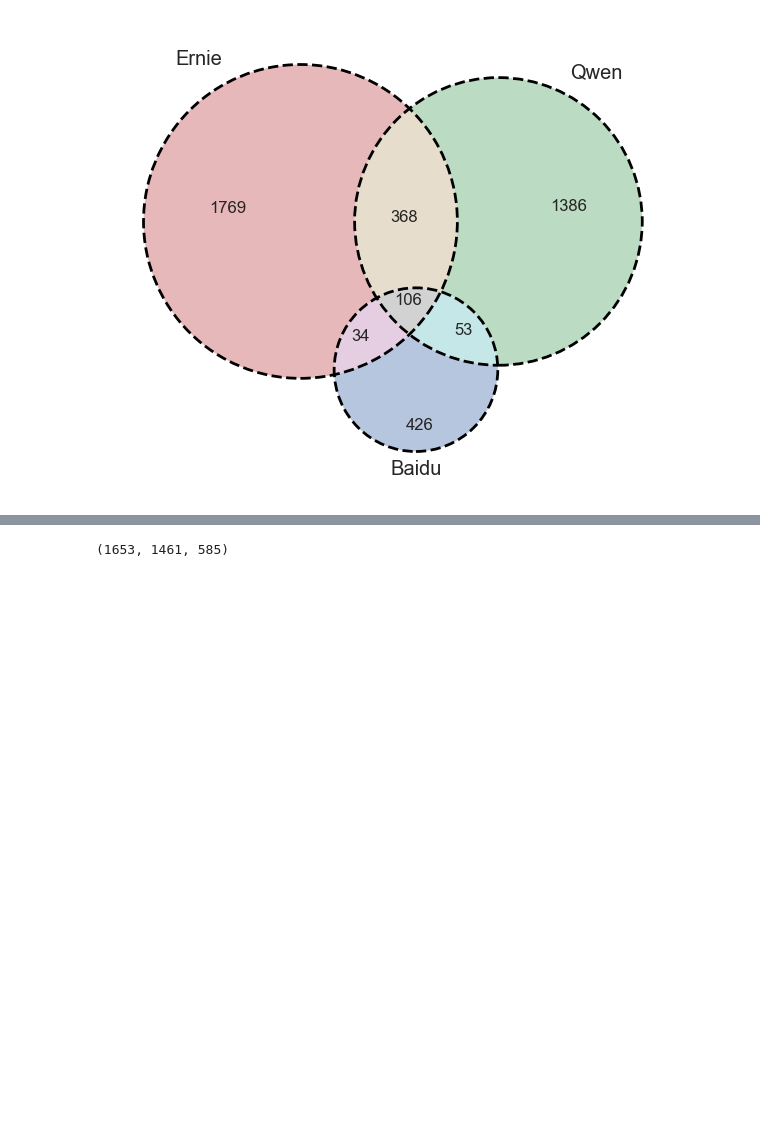
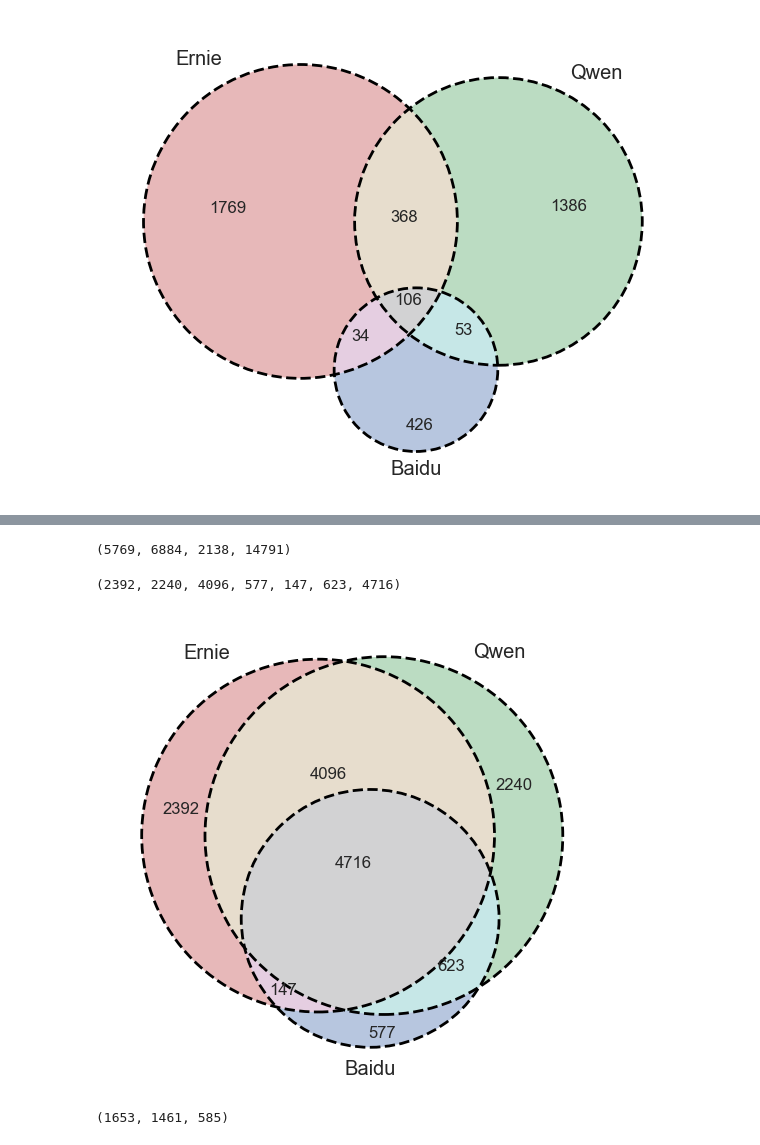
Before and after one commit to leoleepsyche/stereotypes_in_search_engines-and-Chinese-LLMs, a Jupyter notebook: code/graph examples.ipynb, the cells around one changed output, grey strips where cells are left out. Saved outputs shown, nothing was run; the diff lists cells and outputs as text; code cells hidden in the pictures; blank space fills up the shorter version.

Commit message:
venn with synonyms 2

```diff
--- a/code/graph examples.ipynb
+++ b/code/graph examples.ipynb
@@ -679,0 +688,34 @@ plt.show()
+# %%
+# list instead of sets, replace synsets
+list_ernie_syn = [extended.get(el, [el])[0] for el in ernie.json_response.tolist()]
+list_qwen_syn = [extended.get(el, [el])[0] for el in qwen.json_response.tolist()]
+list_baidu_syn = [extended.get(el, [el])[0] for el in baidu[baidu.suggestion_starts_with_query == True].response_values.tolist()]
+# %%
+allel = list_ernie_syn + list_qwen_syn + list_baidu_syn
+# %%
+len(list_ernie_syn), len(list_qwen_syn), len(list_baidu_syn), len(allel)
+# %% [output]
+(5769, 6884, 2138, 14791)
+# %%
+# weight the repetitions
+# venn3 format: (Abc, aBc, ABc, abC, AbC, aBC, ABC)
+
+ABC = sum([1 if (el in list_ernie_syn and el in list_qwen_syn and el in list_baidu_syn) else 0 for el in allel])
+Abc = sum([1 if (el in list_ernie_syn and el not in list_qwen_syn and el not in list_baidu_syn) else 0 for el in allel])
+aBc = sum([1 if (el not in list_ernie_syn and el in list_qwen_syn and el not in list_baidu_syn) else 0 for el in allel])
+ABc = sum([1 if (el in list_ernie_syn and el in list_qwen_syn and el not in list_baidu_syn) else 0 for el in allel])
+abC = sum([1 if (el not in list_ernie_syn and el not in list_qwen_syn and el in list_baidu_syn) else 0 for el in allel])
+AbC = sum([1 if (el in list_ernie_syn and el not in list_qwen_syn and el in list_baidu_syn) else 0 for el in allel])
+aBC = sum([1 if (el not in list_ernie_syn and el in list_qwen_syn and el in list_baidu_syn) else 0 for el in allel])
+# %%
+(Abc, aBc, ABc, abC, AbC, aBC, ABC)
+# %% [output]
+(2392, 2240, 4096, 577, 147, 623, 4716)
+# %%
+g = venn3((Abc, aBc, ABc, abC, AbC, aBC, ABC), set_labels = ('Ernie', 'Qwen', 'Baidu'))
+venn3_circles((Abc, aBc, ABc, abC, AbC, aBC, ABC), linestyle='dashed')
+
+plt.savefig('venn3_syn_repetitions.png', dpi=600)
+plt.show()
+# %% [output]
+[figure, added]
```
Also changed, not shown: parts of 23 cells of this notebook.
